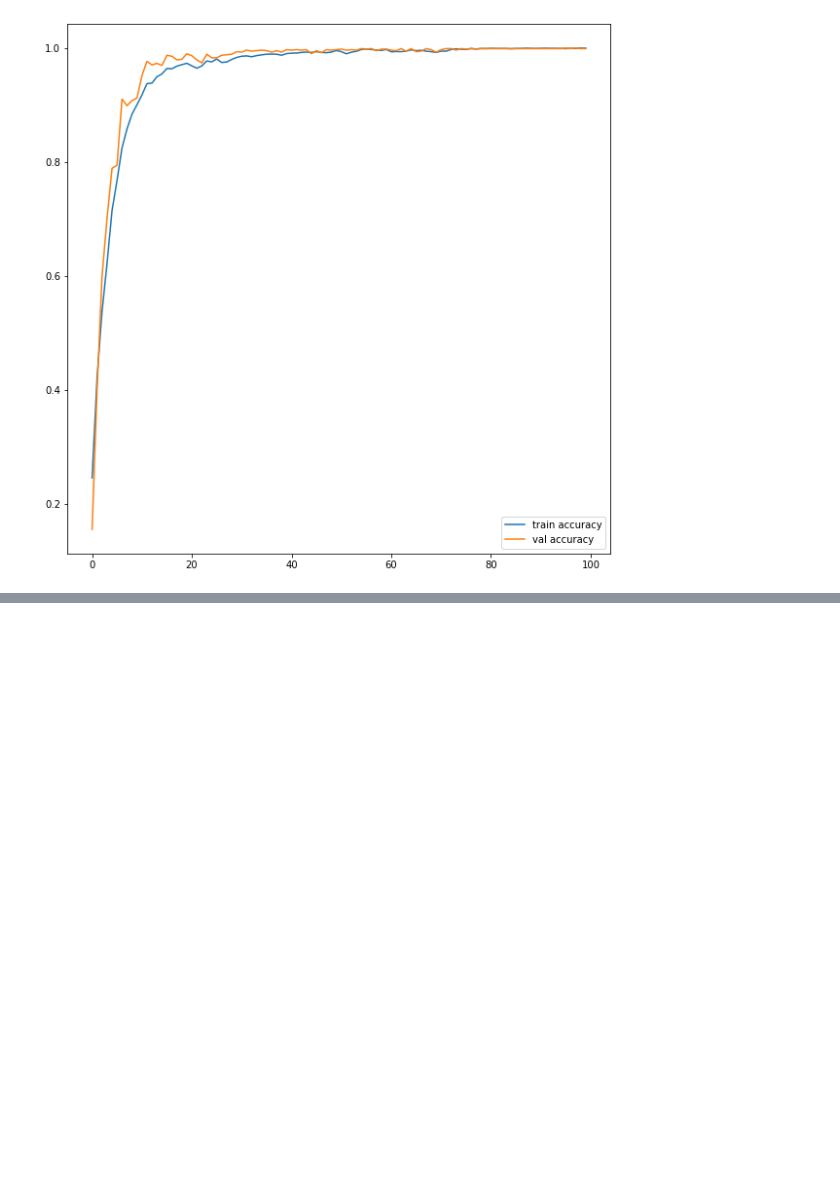
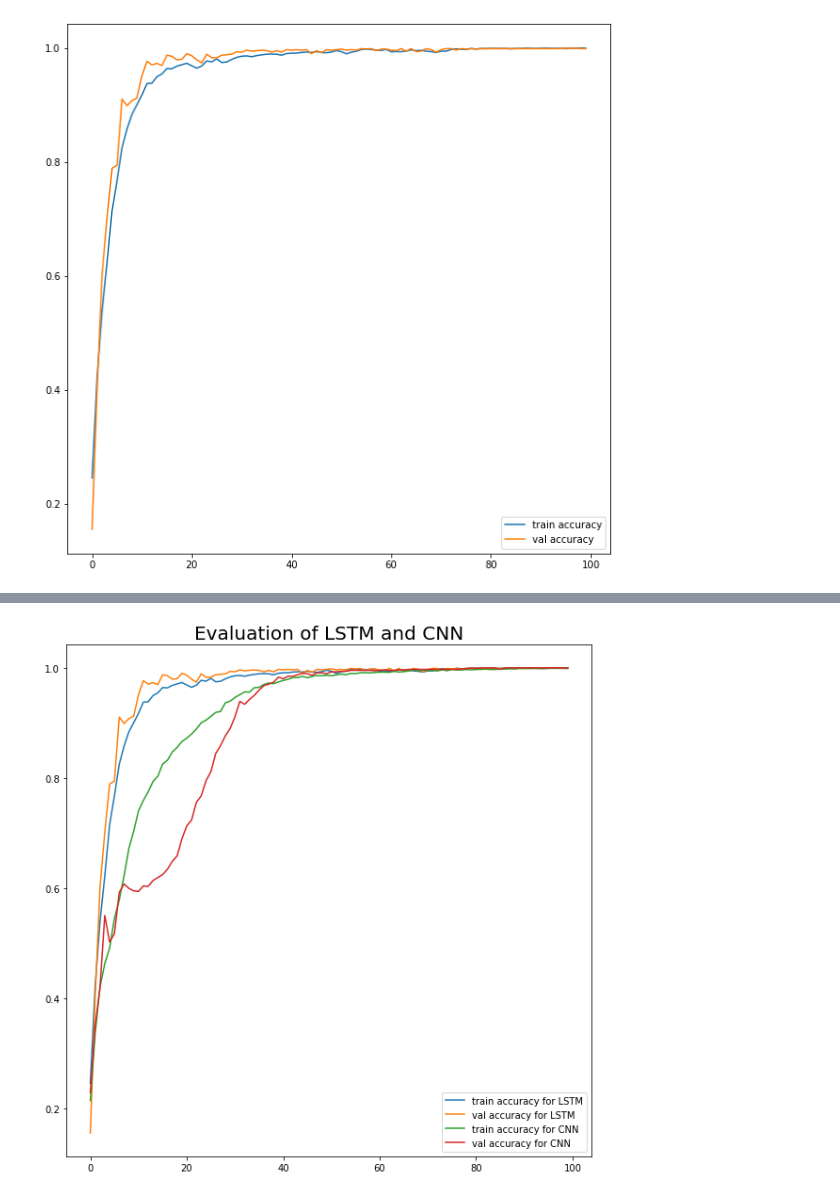
Before and after one commit to EZarbali/Speech_Emotion, a Jupyter notebook: Speech_Emotion_Recognition.ipynb, the cells around one changed output, grey strips where cells are left out. Cells and saved outputs as stored; diff of their text form; code cells hidden in the pictures; blank space fills up the shorter version.

```diff
--- a/Speech_Emotion_Recognition.ipynb
+++ b/Speech_Emotion_Recognition.ipynb
@@ -433,0 +488,3 @@ plt.show()
+# %%
+model.compile(loss='categorical_crossentropy', optimizer=opt,metrics=['accuracy'])
+model_history=model.fit(X, y, validation_split=0.2, epochs = 100, batch_size = 512, shuffle=True)
@@ -433,0 +509,17 @@ plt.show()
+# %%
+acc = history.history['accuracy']
+val_acc = history.history['val_accuracy']
+
+acc_cnn = model_history.history['accuracy']
+val_acc_cnn = model_history.history['val_accuracy']
+
+figure = plt.figure(figsize=(10, 10))
+plt.plot(range(100), acc, label='train accuracy for LSTM')
+plt.plot(range(100), val_acc, label='val accuracy for LSTM')
+plt.plot(range(100), acc_cnn, label='train accuracy for CNN')
+plt.plot(range(100), val_acc_cnn, label='val accuracy for CNN')
+plt.title("Evaluation of LSTM and CNN", size=20)
+plt.legend()
+plt.show()
+# %% [output]
+[figure, added]
```
Also changed, not shown: parts of 5 cells of this notebook.
